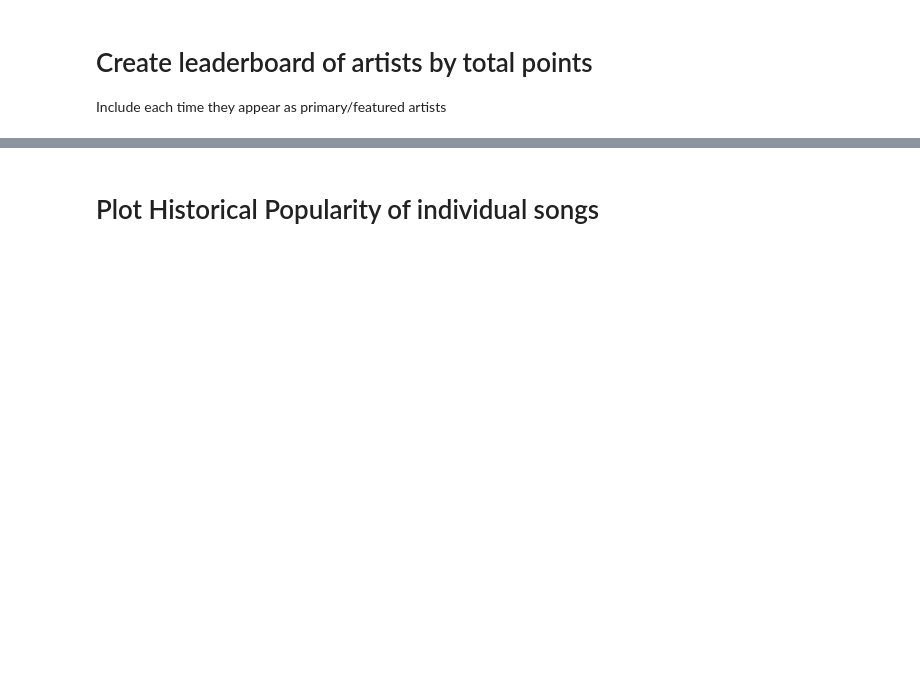
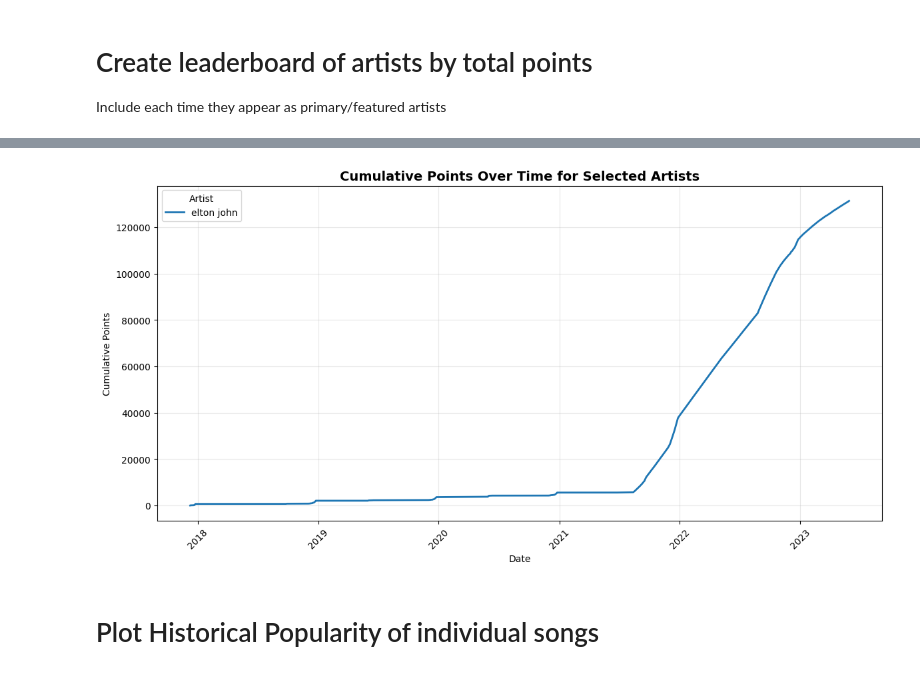
Before and after one commit to mickey59/AML_Spotify, a Jupyter notebook: genreExploration.ipynb, the cells around one changed output, grey strips where cells are left out. Drawn from its saved outputs; the diff is of its cells as text; code cells hidden in the pictures; blank space fills up the shorter version.

```diff
--- a/genreExploration.ipynb
+++ b/genreExploration.ipynb
@@ -116,3 +124,33 @@ df = pd.read_csv('data/spotifyNoRowDuplicates.csv.gz', compression='gzip')
+# %%
+
+artist_daily = df_exploded.groupby(['Date', 'combined_artists'])['Points (Total)'].sum().reset_index()
+artist_daily['Date'] = pd.to_datetime(artist_daily['Date'], dayfirst=True, errors='coerce')
+artist_daily = artist_daily.sort_values(['combined_artists', 'Date'])
+
+
+artist_daily['cumulative_points'] = (
+    artist_daily.groupby('combined_artists')['Points (Total)']
+    .cumsum()
+)
+
+artists_to_plot = ['elton john']
+
+
+plt.figure(figsize=(12, 6))
+for artist, group in artist_daily[artist_daily['combined_artists'].isin(artists_to_plot)].groupby('combined_artists'):
+    plt.plot(group['Date'], group['cumulative_points'], label=artist, linewidth=2)
+
+
+plt.title("Cumulative Points Over Time for Selected Artists", fontsize=14, fontweight='bold')
+plt.xlabel("Date")
+plt.ylabel("Cumulative Points")
+plt.legend(title="Artist")
+plt.grid(alpha=0.3)
+plt.tight_layout()
+plt.xticks(rotation=45)
+plt.show()
+# %% [output]
+[figure, added]
 # %% [markdown]
 # Plot Historical Popularity of individual songs
 # %%
```
Also changed, not shown: parts of 8 cells of this notebook, 4 other files.
